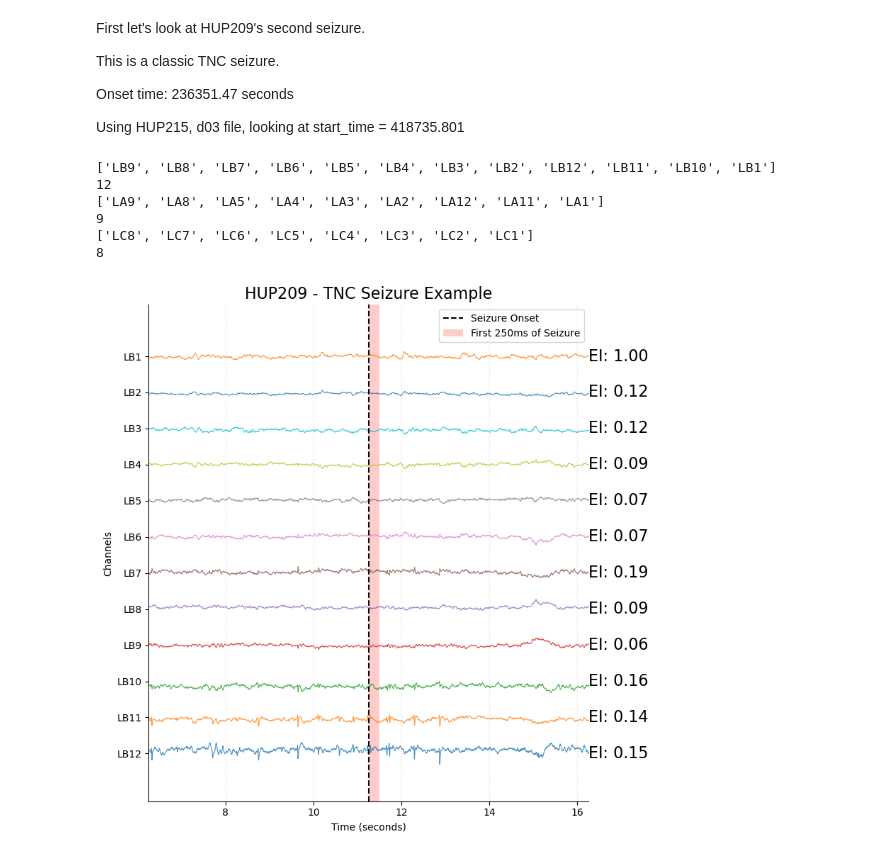
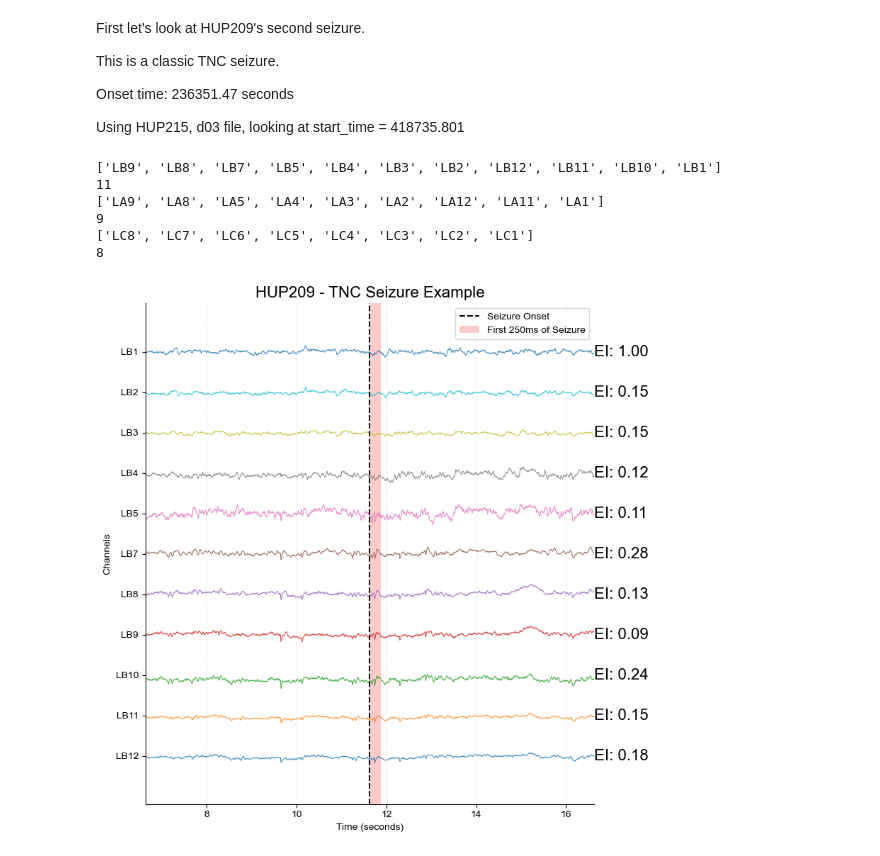
Before and after one commit to carlosaaguila/Interictal_Spike_Analysis, a Jupyter notebook: HUMAN/working_feat_extract_code/6-seizure_analysis/code/validate_per_sz.ipynb, the cells around one changed output. Saved outputs shown, nothing was run; the diff lists cells and outputs as text; code cells hidden in the pictures.

```diff
--- a/HUMAN/working_feat_extract_code/6-seizure_analysis/code/validate_per_sz.ipynb
+++ b/HUMAN/working_feat_extract_code/6-seizure_analysis/code/validate_per_sz.ipynb
@@ -34,7 +34,9 @@ from utils import get_iEEG_data, notch_filter
 #Load in the datasets
 
 #EI - base 60s target end window
-hup_ei = pd.read_csv('../data/self_run/EI_base/EI_HUP_60s.csv')
+# hup_ei = pd.read_csv('../data/self_run/EI_base/EI_HUP_60s.csv')
+hup_ei = pd.read_csv('../data/self_run/EI_new_onset_detector/EI_HUP_40_60s.csv')
+
 
 #EI - base 200s target_end window
 # hup_ei = pd.read_csv('../data/self_run/EI_base/EI_HUP_200s.csv')
@@ -176,15 +185,18 @@ la_data = filtered_data[sorted_la_columns]
 # %%
 def plot_eeg_channels_with_hfer(data, all_spikes, sampling_rate=500, stop_time=None, title='Seizure Example',
                                 sorted_channels = ['LA12','LA11','LA9','LA8','LA7','LA6','LA5','LA4','LA3','LA2','LA1']):
+
+    plt.rcParams['font.family'] = 'Arial'
+
     # Create a time array
     time = np.arange(0, len(data)) / sampling_rate
 
     sz_onset = all_spikes['onset_algorithm'].iloc[0] / sampling_rate  # Convert to seconds
-    plot_start = sz_onset - 5
-    plot_end = sz_onset + 5
+    plot_start = sz_onset - 3
+    plot_end = sz_onset + 3
 
     # Set up the plot
-    plt.figure(figsize=(8, 8))
+    plt.figure(figsize=(6, 6))
 
     plt.title(title, fontsize=16)
 
@@ -198,7 +210,7 @@ def plot_eeg_channels_with_hfer(data, all_spikes, sampling_rate=500, stop_time=N
     offset = max_range * scaling_factor * 0.8
 
     # Set x-axis limits
-    plt.xlim(plot_start, plot_end)
+    # plt.xlim(plot_start, plot_end)
 
     # Extend the x-axis to accommodate HFER values
     x_extension_factor = 1.2
@@ -211,14 +223,15 @@ def plot_eeg_channels_with_hfer(data, all_spikes, sampling_rate=500, stop_time=N
         centered_data = data[channel] - data[channel].mean()
         scaled_data = (centered_data / channel_range[channel]) * (max_range * scaling_factor)
 
-        plt.plot(time, scaled_data + i*offset, linewidth=0.8, alpha=0.8)
+        plt.plot(time, scaled_data + i*offset, linewidth=0.8, alpha=0.8, color = 'k')
 
         # Add HFER value as text
         hfer_value = all_spikes[all_spikes['channel_label'] == channel]['EI'].values
         if len(hfer_value) > 0:
             hfer_text = f"EI: {hfer_value[0]:.2f}"
             plt.text(plot_end , i*offset, hfer_text,
-                     verticalalignment='center', horizontalalignment='left', fontsize=16)
+                     verticalalignment='center', horizontalalignment='left', fontsize=16,
+                     color = 'r')
 
     # Add vertical line for seizure onset
     plt.axvline(x=sz_onset, color='k', linestyle='--', label='Seizure Onset')
@@ -241,9 +254,12 @@ def plot_eeg_channels_with_hfer(data, all_spikes, sampling_rate=500, stop_time=N
 
     plt.legend()
     plt.tight_layout()
+
+    plt.savefig('../figures/mtle_sz.pdf', dpi = 500)
     plt.show()
 
 
-plot_eeg_channels_with_hfer(lb_data, all_spikes, stop_time=None, title = 'HUP204 - mTLE Seizure Example',
-                            sorted_channels = ['LB12','LB11','LB9','LB8','LB7','LB6','LB5','LB4','LB3','LB2','LB1'])
+
+plot_eeg_channels_with_hfer(la_data, all_spikes, stop_time=None, title = 'mTLE Seizure Example',
+                            sorted_channels = sorted_la_columns)
 # %% [output]
@@ -314,6 +377,7 @@ if fs > 500:
 #find the specific row in hup_ei for this seizure.
 sz_time = start_time + 40
 sz_204 = hup_ei[(hup_ei['hupID'] == hupID) & (hup_ei['ictal_start_time'] == sz_time)]
+sz_204 = sz_204.drop(sz_204.index[-1])
 
 #now fix the DF, so that we can look at the EI/channel
 # remove any row that has all 0's for EI# Assuming 'df' is your DataFrame
@@ -370,11 +434,12 @@ from scipy import signal
 
 #lets plot the seizure for the channels we want
 channels_to_keep = all_spikes['channel_label'].unique().tolist()
-b, a = signal.butter(4, [70, 140], 'bandpass', fs=fs)
-filt_data = signal.filtfilt(b, a, data)
-cleaned_data = pd.DataFrame(filt_data, columns=data.columns)
 
-filtered_data = cleaned_data[channels_to_keep]
+# b, a = signal.butter(4, [70, 140], 'bandpass', fs=fs)
+# filt_data = signal.filtfilt(b, a, data)
+# cleaned_data = pd.DataFrame(filt_data, columns=data.columns)
+
+filtered_data = data[channels_to_keep]
 
 
 #Lets sort this properly to get a sample seizure clip
@@ -395,8 +460,8 @@ print(len(la_columns))
 print(sorted(lc_columns, reverse = True))
 print(len(lc_columns))
 # %% [output]
-['LB9', 'LB8', 'LB7', 'LB6', 'LB5', 'LB4', 'LB3', 'LB2', 'LB12', 'LB11', 'LB10', 'LB1']
-12
+['LB9', 'LB8', 'LB7', 'LB5', 'LB4', 'LB3', 'LB2', 'LB12', 'LB11', 'LB10', 'LB1']
+11
 ['LA9', 'LA8', 'LA5', 'LA4', 'LA3', 'LA2', 'LA12', 'LA11', 'LA1']
 9
 ['LC8', 'LC7', 'LC6', 'LC5', 'LC4', 'LC3', 'LC2', 'LC1']
@@ -450,32 +515,33 @@ def plot_eeg_channels_with_hfer(data, all_spikes, sampling_rate=500, stop_time=N
 
     # Add vertical line for seizure onset
     plt.axvline(x=sz_onset, color='k', linestyle='--', label='Seizure Onset')
 
     # Add colored bar for 250ms after seizure onset
     plt.axvspan(sz_onset, sz_onset + 0.25, facecolor='red', alpha=0.2, label='First 250ms of Seizure')
 
     # Set y-ticks and labels to channel names
     plt.yticks(np.arange(len(sorted_channels)) * offset, sorted_channels)
 
     plt.xlabel('Time (seconds)')
     plt.ylabel('Channels')
 
     # Remove top and right spines
     plt.gca().spines['top'].set_visible(False)
     plt.gca().spines['right'].set_visible(False)
 
     # Add minor gridlines for better time reference
     plt.grid(True, which='both', axis='x', linestyle=':', alpha=0.4)
 
     plt.legend()
     plt.tight_layout()
     plt.show()
 
 
 plot_eeg_channels_with_hfer(lb_data, all_spikes, stop_time=None, title = 'HUP209 - TNC Seizure Example',
-                            sorted_channels = ['LB12', 'LB11', 'LB10', 'LB9', 'LB8', 'LB7', 'LB6', 'LB5', 'LB4','LB3','LB2','LB1'])
+                            sorted_channels = ['LB12','LB11','LB10','LB9', 'LB8', 'LB7', 'LB5', 'LB4', 'LB3', 'LB2','LB1']
+)
                             # sorted_channels=['LC8', 'LC7', 'LC6', 'LC5', 'LC4', 'LC3', 'LC2', 'LC1'])
 
 #sorted_columns= ['LB12', 'LB11', 'LB10', 'LB9', 'LB8', 'LB7', 'LB6', 'LB5', 'LB4','LB3','LB2','LB1'])
 # %% [output]
-[figure, old version]
+[figure, new version]
```
Also changed, not shown: parts of 5 cells of this notebook, 8 other files.
